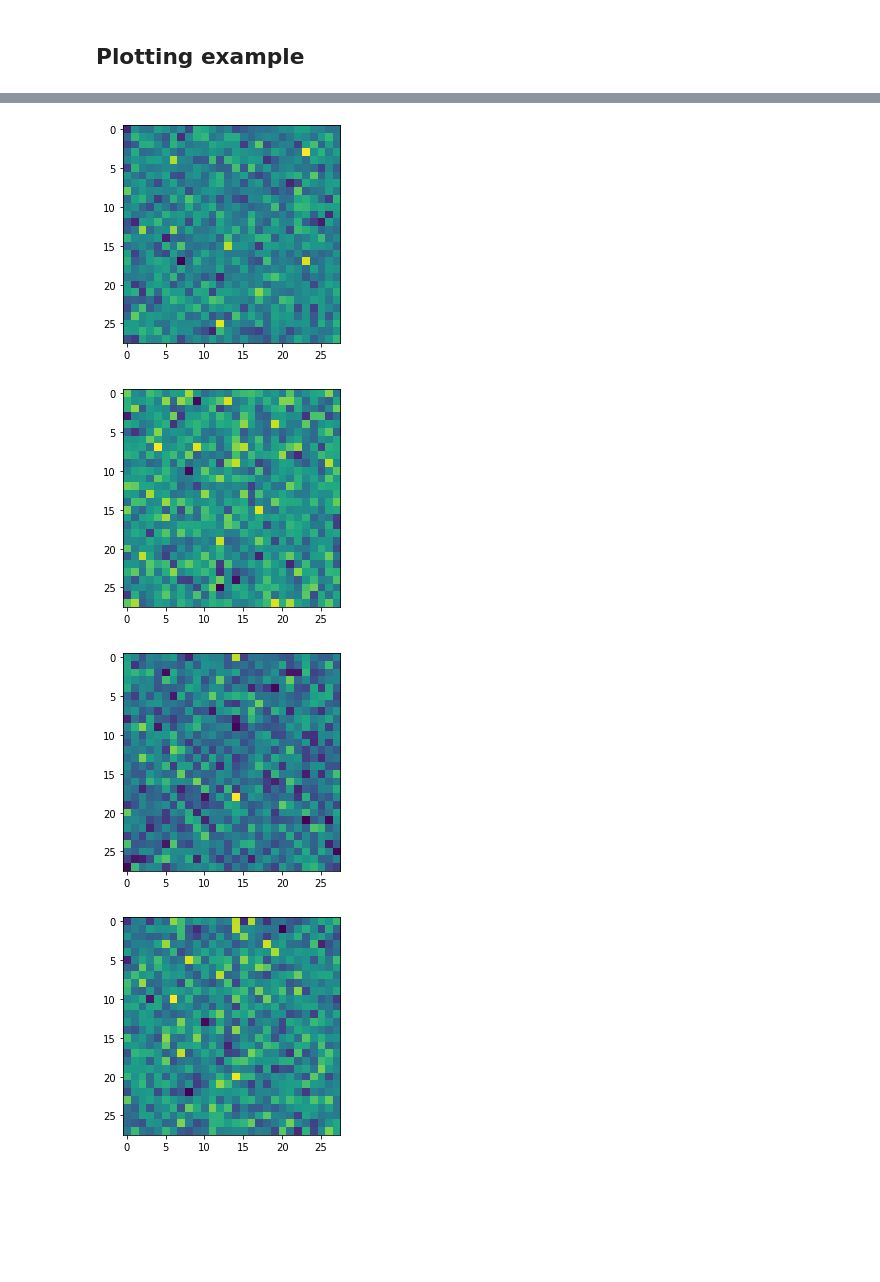
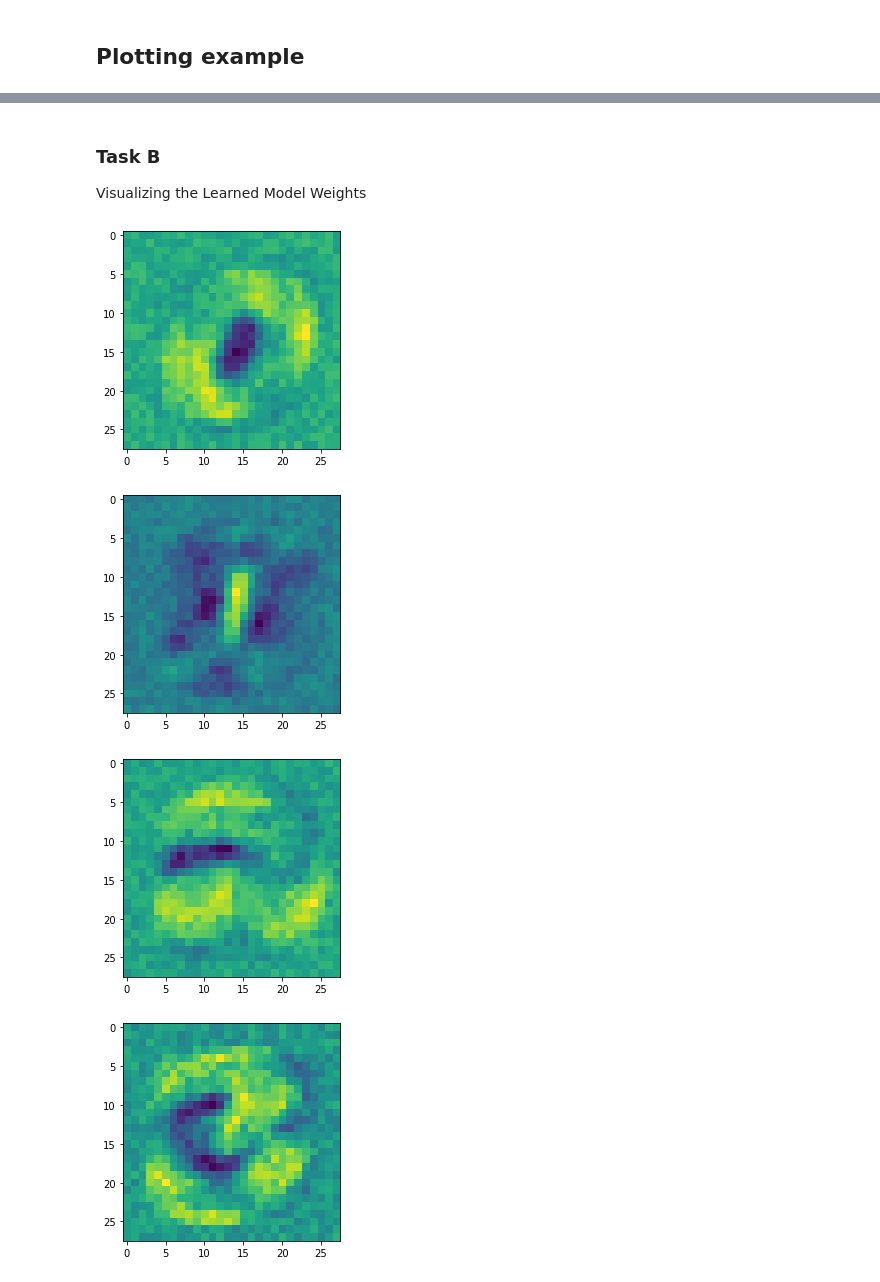
Before and after one commit to ashiqulalamkhan/TDT4195_IP, a Jupyter notebook: assignment 1/task4.ipynb, the cells around one changed output, grey strips where cells are left out. Cells and saved outputs as stored; diff of their text form; code cells hidden in the pictures; blank space fills up the shorter version.

```diff
--- a/assignment 1/task4.ipynb
+++ b/assignment 1/task4.ipynb
@@ -35,20 +34,13 @@ def create_model():
     """
     model = nn.Sequential(
         nn.Flatten(), # Flattens the image from shape (batch_size, C, Height, width) to (batch_size, C*height*width)
-        nn.Linear(1*28*28,64),
-        nn.ReLU(),
-        nn.Linear(64,512),
-        nn.ReLU(),
-        nn.Linear(512,784),
-        nn.ReLU(),
-        nn.Linear(784, 10)
+        nn.Linear(28*28*1, 10)
         # No need to include softmax, as this is already combined in the loss function
     )
     # Transfer model to GPU memory if a GPU is available
     model = utils.to_cuda(model)
     return model
 
-
 model = create_model()
 # %%
 # Test if the model is able to do a single forward pass
@@ -167,15 +254,25 @@ Final Test loss: 0.13872463521651426. Final Test accuracy: 0.9561
+# %% [markdown]
+### Task B
+Visualizing the Learned Model Weights
 # %%
 import math
-weight = list(model.children())[7].weight.cpu().data
+#Accessing weight values and detaching from GPU to CPU
+weight = list(model.children())[1].weight.cpu().data
+#Getting Reshaping factor
 size = weight.size()
 root = int(math.sqrt(size[1]))
-
+#Iterating over 10 digits visualize and save them
 for idx in range(len(weight)):
+    #Tensor to numpy then reshape to 28*28 mat
     weight_show = weight[idx].numpy().reshape(root,root)
+    #Visualize
     plt.imshow(weight_show)
     plt.show()
+    #Image save
+    fname = "image_solutions/" + str(idx) +".jpg"
+    plt.imsave(fname,weight_show)
 # %% [output]
-[figure, old version]
+[figure, new version]
-[figure, old version]
+[figure, new version]
-[figure, old version]
+[figure, new version]
-[figure, old version]
+[figure, new version]
```
Also changed, not shown: parts of 21 cells of this notebook, 15 other files.
